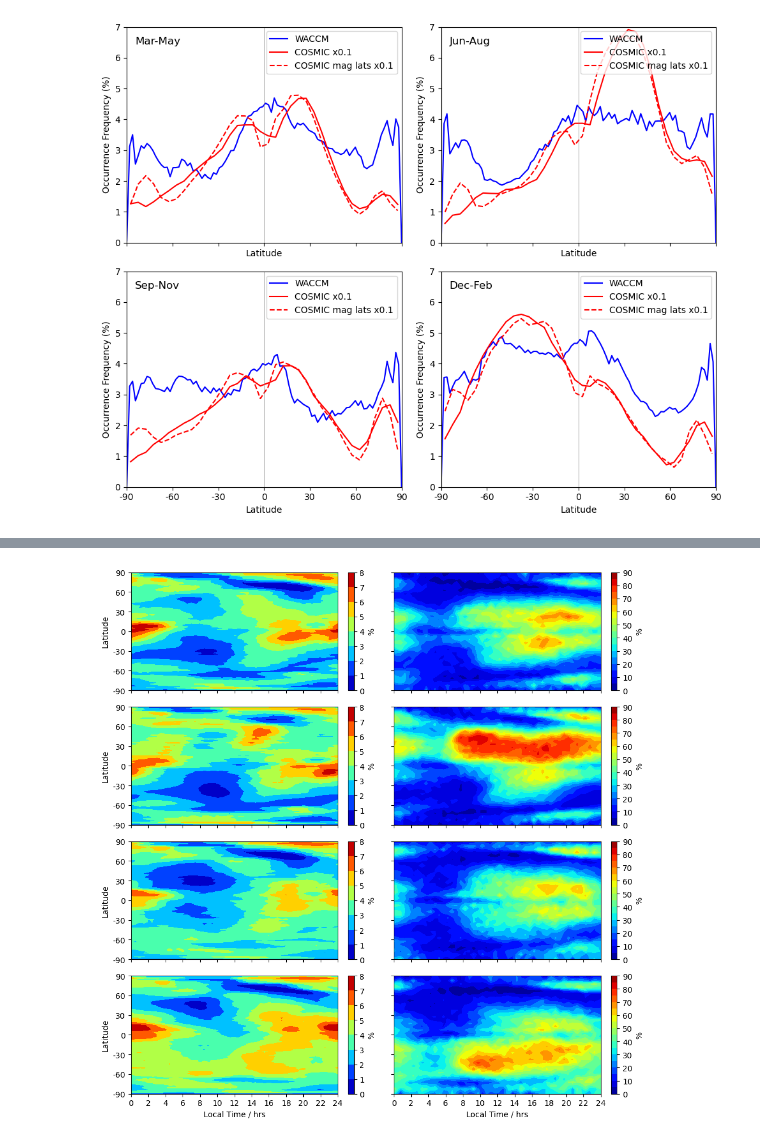
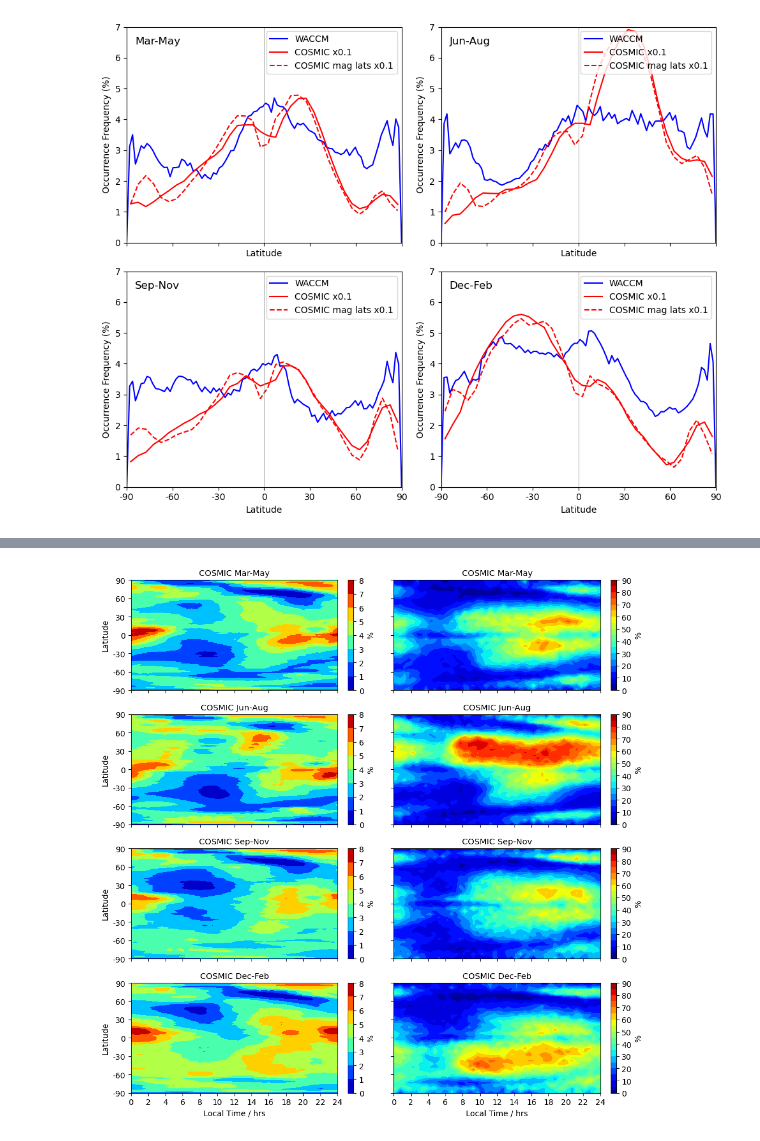
Before and after one commit to tashaay/SpE_Identification_Notebooks, a Jupyter notebook: COSMIC_WACCM_Plotting.ipynb, the cells around one changed output, grey strips where cells are left out. Saved outputs shown, nothing was run; the diff lists cells and outputs as text; code cells hidden in the pictures.

```diff
--- a/COSMIC_WACCM_Plotting.ipynb
+++ b/COSMIC_WACCM_Plotting.ipynb
@@ -490,15 +492,17 @@ for i, data in enumerate(subplots_waccm):
 
     ax2.patch.set_facecolor('none')
     clabels = ax2.clabel(contour, inline=True, fontsize=10)
+    ax2.set_title(f'WACCM-X {titl}', fontsize=10.5)
 
 
 
 # Plot COSMIC data in the second column
 subplots_cosmic = [spr_ocfr_lon_altmean, sum_ocfr_lon_altmean, aut_ocfr_lon_altmean, win_ocfr_lon_altmean]
-titles_cosmic = ['Spring', 'Summer', 'Autumn', 'Winter']
+titles_cosmic = ['Mar-May', 'Jun-Aug', 'Sep-Nov', 'Dec-Feb']
 
 for i, data in enumerate(subplots_cosmic):
     ax_cosmic = axes[i, 1]
+    titl = titles_cosmic[i]
 
     C = ax_cosmic.contourf(spr_lon, spr_lat, data, cmap=cmap,
                     levels=np.linspace(vminc, vmaxc, 19), vmin=vminc, vmax=vmaxc
@@ -533,6 +537,7 @@ for i, data in enumerate(subplots_cosmic):
 
     ax2_cosmic.patch.set_facecolor('none')
     clabels = ax2_cosmic.clabel(contour, inline=True, fontsize=10)
+    ax2_cosmic.set_title(f'COSMIC {titl}', fontsize=10.5)
 
 
 
@@ -549,8 +554,6 @@ plt.show()
 # %%
 # Lat - LT - all levs
 
-
-import matplotlib.gridspec as gridspec
 
 win_SpEs_Occ_Fr_b_dsavglev_plot = win_SpEs_Occ_Fr_b_dsavglev[:,:]  #Whole Dataset avg over all heights ->(96, 48) lat,LT
 win_SpEs_Occ_Fr_b_dsavglev_plote = np.concatenate((win_SpEs_Occ_Fr_b_dsavglev_plot, win_SpEs_Occ_Fr_b_dsavglev_plot[:, :1]), axis=1)
@@ -610,7 +613,7 @@ for i, data_waccm in enumerate(subplots_waccm):
     ax_waccm.set_yticks(np.linspace(-90, 90, 7))
     ax_waccm.set_yticklabels((-90, -60, -30, 0, 30, 60, 90))
 
-
+    ax_waccm.set_title(f'WACCM-X {titles_waccm[i]}', fontsize=10.5)
 
 
     cbar_waccm = fig_combined.colorbar(C_waccm, ax=ax_waccm, pad=0.04)#, shrink=0.8)
@@ -645,7 +648,7 @@ for i, data_cosmic in enumerate(subplots_cosmic):
     ax_cosmic.set_xticks(xticks_cosmic)
     ax_cosmic.set_xticklabels(xticks_cosmic.astype(int))
 
-
+    ax_cosmic.set_title(f'COSMIC {titles_waccm[i]}', fontsize=10.5)
 
     cbar_cosmic = fig_combined.colorbar(C_cosmic, ax=ax_cosmic, pad=0.04)#, shrink=0.8)
     cbar_cosmic.set_label(r'%')
@@ -670,8 +673,6 @@ plt.show()
 
 # Lat - LT - all levs
 
-
-import matplotlib.gridspec as gridspec
 
 win_SpEs_Occ_Fr_b_dsavglev_plot = win_SpEs_Occ_Fr_b_dsavglev[:,:]  #Whole Dataset avg over all heights ->(96, 48) lat,LT
 win_SpEs_Occ_Fr_b_dsavglev_plote = np.concatenate((win_SpEs_Occ_Fr_b_dsavglev_plot, win_SpEs_Occ_Fr_b_dsavglev_plot[:, :1]), axis=1)
@@ -731,7 +732,7 @@ for i, data_waccm in enumerate(subplots_waccm):
     ax_waccm.set_yticks(np.linspace(-90, 90, 7))
     ax_waccm.set_yticklabels((-90, -60, -30, 0, 30, 60, 90))
 
-
+    ax_waccm.set_title(f'COSMIC {titles_waccm[i]}', fontsize=10.5)
 
 
     cbar_waccm = fig_combined.colorbar(C_waccm, ax=ax_waccm, pad=0.04)#, shrink=0.8)
@@ -756,32 +757,32 @@ for i, data_cosmic in enumerate(subplots_cosmic):
                                   vmin=vmin_cosmic, vmax=vmax_cosmic)
 
     if col_cosmic == 0:
         ax_cosmic.set_ylabel('Magnetic Latitude')
     ax_cosmic.set_yticks(np.linspace(-90, 90, 7))
     ax_cosmic.set_yticklabels((-90, -60, -30, 0, 30, 60, 90))
 
     if row_cosmic == 3:
         ax_cosmic.set_xlabel('Local Time / hrs')
     xticks_cosmic = np.linspace(0, 24, 13)
     ax_cosmic.set_xticks(xticks_cosmic)
     ax_cosmic.set_xticklabels(xticks_cosmic.astype(int))
 
-
+    ax_cosmic.set_title(f'COSMIC {titles_waccm[i]}', fontsize=10.5)
 
     cbar_cosmic = fig_combined.colorbar(C_cosmic, ax=ax_cosmic, pad=0.04)#, shrink=0.8)
     cbar_cosmic.set_label(r'%')
 
     #ax_cosmic.set_title(titles_cosmic[i])
 
 
 
 
 plt.tight_layout()#rect=[0.05, 0.03, 1, 0.95])
 
 # Save the combined figure
 figname_combined = f'{run_name}_Combined_Mag_Lat_vs_LT_s4max_{s4max_threshold}.png'
 plt.savefig('./Figures/Combined/' + str(figname_combined), dpi=400, bbox_inches='tight')
 
 plt.show()
 # %% [output]
-[figure, old version]
+[figure, new version]
```
Also changed, not shown: parts of 12 cells of this notebook, 13 other files.
